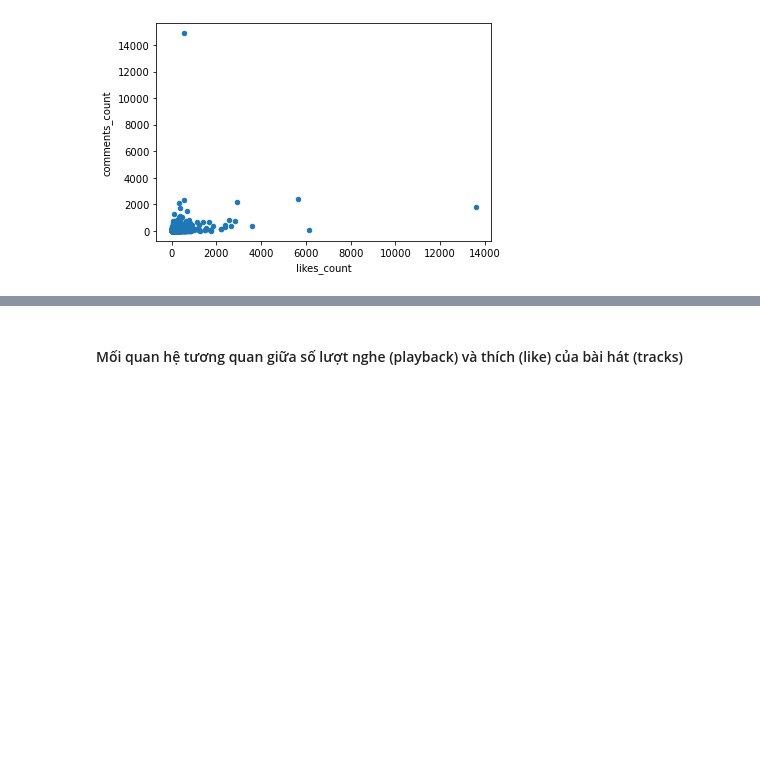
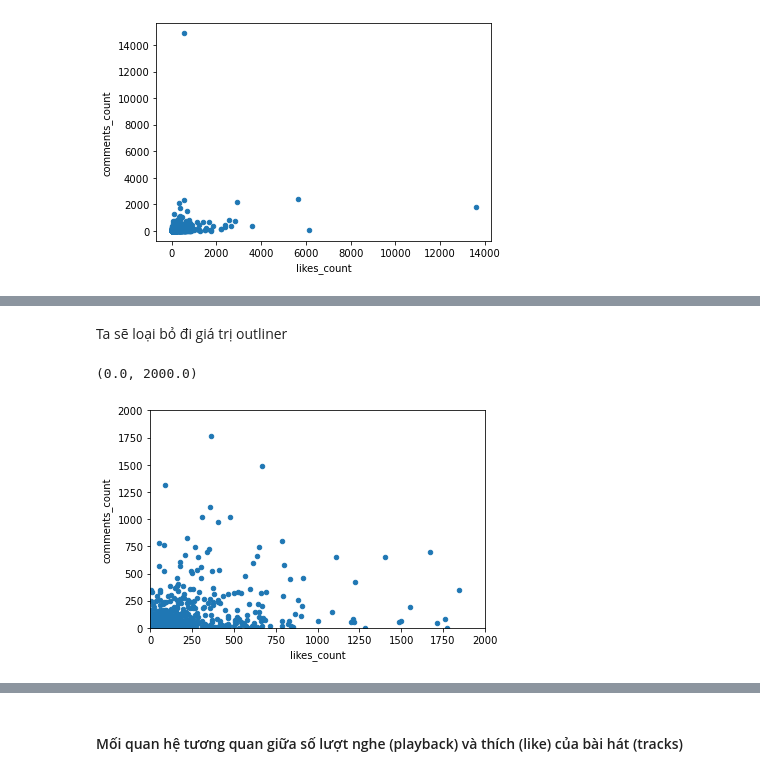
Before and after one commit to owfdataboy/DS-Project02, a Jupyter notebook: project02.ipynb, the cells around one changed output, grey strips where cells are left out. Cells and saved outputs as stored; diff of their text form; code cells hidden in the pictures; blank space fills up the shorter version.

```diff
--- a/project02.ipynb
+++ b/project02.ipynb
@@ -747,0 +774,9 @@ df_users.plot.scatter(x = 'likes_count', y = 'comments_count');
+# %% [markdown]
+Ta sẽ loại bỏ đi giá trị outliner
+# %%
+df_users.plot.scatter(x = 'likes_count', y = 'comments_count');
+plt.xlim([0, 2000])
+plt.ylim([0,2000 ])
+# %% [output]
+(0.0, 2000.0)
+[figure, added]
```
Also changed, not shown: parts of 24 cells of this notebook.
